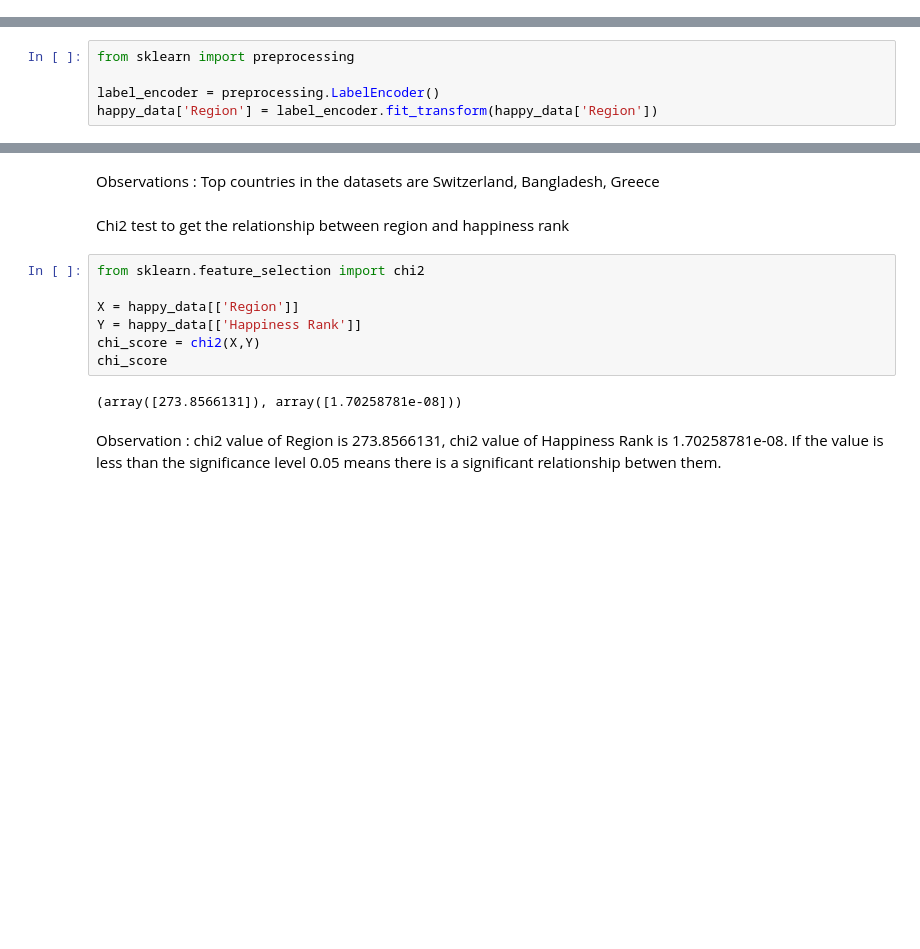
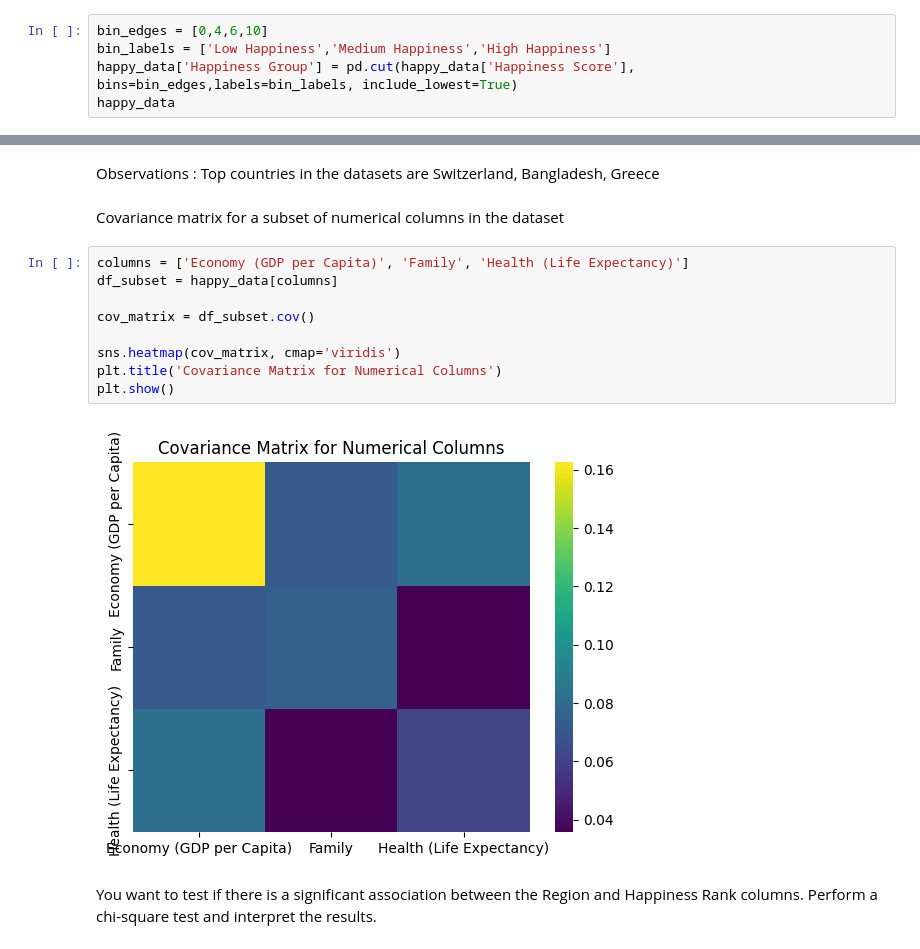
Before and after one commit to badrinarayanan02/machine_learning, a Jupyter notebook: Component_2(2348507).ipynb, the cells around one changed output, grey strips where cells are left out. Drawn from its saved outputs; the diff is of its cells as text; blank space fills up the shorter version.

```diff
--- a/Component_2(2348507).ipynb
+++ b/Component_2(2348507).ipynb
@@ -77,0 +80,5 @@ happy_data.describe()
+# %%
+bin_edges = [0,4,6,10]
+bin_labels = ['Low Happiness','Medium Happiness','High Happiness']
+happy_data['Happiness Group'] = pd.cut(happy_data['Happiness Score'], bins=bin_edges,labels=bin_labels, include_lowest=True)
+happy_data
@@ -80,5 +100,0 @@ Encoding the region column to convert it to numerical values
-# %%
-from sklearn import preprocessing
-
-label_encoder = preprocessing.LabelEncoder()
-happy_data['Region'] = label_encoder.fit_transform(happy_data['Region'])
@@ -109,17 +147,19 @@ plt.pie(country_value[:3],labels=country_name[:3])
 [figure]
 # %% [markdown]
   Observations : Top countries in the datasets are Switzerland, Bangladesh, Greece
-# %% [markdown]
-Chi2 test to get the relationship between region and happiness rank
-# %%
-from sklearn.feature_selection import chi2
-
-X = happy_data[['Region']]
-Y = happy_data[['Happiness Rank']]
-chi_score = chi2(X,Y)
-chi_score
-# %% [output]
-(array([273.8566131]), array([1.70258781e-08]))
-# %% [markdown]
-Observation : chi2 value of Region is 273.8566131, chi2 value of Happiness Rank is 1.70258781e-08.
-If the value is less than the significance level 0.05 means there is a significant relationship betwen them.
+# %% [markdown]
+Covariance matrix for a subset of numerical columns in the dataset
+# %%
+columns = ['Economy (GDP per Capita)', 'Family', 'Health (Life Expectancy)']
+df_subset = happy_data[columns]
+
+cov_matrix = df_subset.cov()
+
+sns.heatmap(cov_matrix, cmap='viridis')
+plt.title('Covariance Matrix for Numerical Columns')
+plt.show()
+# %% [output]
+[figure, added]
+# %% [markdown]
+
+You want to test if there is a significant association between the Region and Happiness Rank columns. Perform a chi-square test and interpret the results.
```
Also changed, not shown: parts of 11 cells of this notebook.
